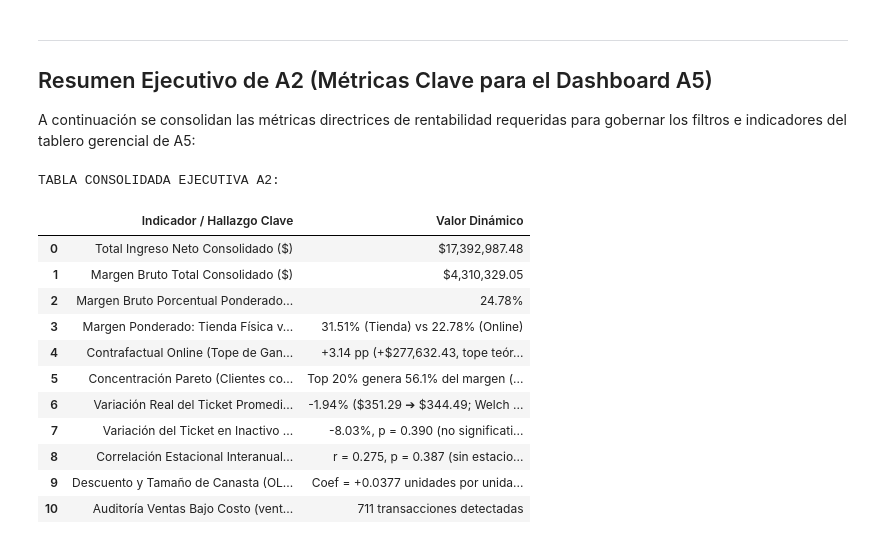
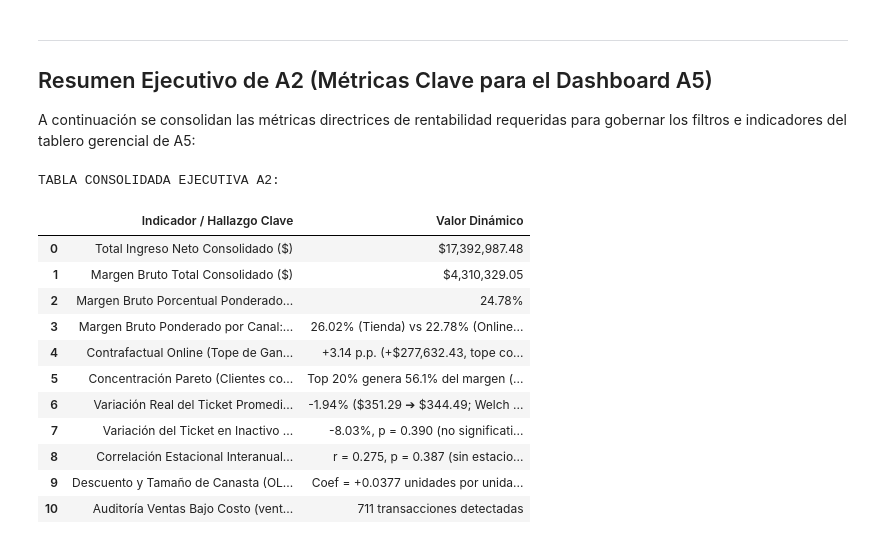
Before and after one commit to DanielAzuaje7/retailventure-intelligence, a Jupyter notebook: notebooks/02_A2_Rentabilidad.ipynb, the cells around one changed output. Cells and saved outputs as stored; diff of their text form; code cells hidden in the pictures.

```diff
--- a/notebooks/02_A2_Rentabilidad.ipynb
+++ b/notebooks/02_A2_Rentabilidad.ipynb
@@ -1048,7 +1056,7 @@ resumen_a2 = pd.DataFrame({
         'Total Ingreso Neto Consolidado ($)',
         'Margen Bruto Total Consolidado ($)',
         'Margen Bruto Porcentual Ponderado (%)',
-        'Margen Ponderado: Tienda Física vs Online',
+        'Margen Bruto Ponderado por Canal: Tienda Física vs Online',
         'Contrafactual Online (Tope de Ganancia Potencial)',
         'Concentración Pareto (Clientes con Compras)',
         'Variación Real del Ticket Promedio 2023 vs 2024',
@@ -1056,37 +1064,37 @@ resumen_a2 = pd.DataFrame({
         'Correlación Estacional Interanual 2023 vs 2024',
         'Descuento y Tamaño de Canasta (OLS con controles)',
         'Auditoría Ventas Bajo Costo (venta_bajo_costo)'
     ],
     'Valor Dinámico': [
         f"${TOTAL_INGRESO:,.2f}",
         f"${TOTAL_MARGEN:,.2f}",
         f"{(TOTAL_MARGEN / TOTAL_INGRESO) * 100:.2f}%",
-        f"{cruce_margen.mean()['tienda_fisica']:.2f}% (Tienda) vs {onl_pct_actual:.2f}% (Online)",
-        f"+{brecha_pp_cf:.2f} pp (+${brecha_dolares_cf:,.2f}, tope teórico)",
+        f"{fis_pct_actual:.2f}% (Tienda) vs {onl_pct_actual:.2f}% (Online): brecha {brecha_actual_pp:.2f} p.p.",
+        f"+{brecha_pp_cf:.2f} p.p. (+${brecha_dolares_cf:,.2f}, tope con volumen constante; explica {pct_brecha_explicada:.0f}% de la brecha)",
         f"Top 20% genera {margen_top20:.1f}% del margen ({n_clientes_compras:,} clientes con compras)",
         f"{var_ticket_real:+.2f}% (${ticket_glob_23:.2f} ➔ ${ticket_glob_24:.2f}; Welch p = {p_ticket_global:.3f}; el enunciado cita {TICKET_ENUNCIADO_VAR:+.0f}%)",
         f"{ina['Variación (%)']:+.2f}%, p = {ina['p-valor (Welch)']:.3f}" + (" (no significativo)" if ina['p-valor (Welch)'] >= 0.05 else " (significativo)")
             + f"; equivale a {aporte_ina:+.2f} puntos del ticket global",
         f"r = {corr_estacional:.3f}, p = {p_corr_estacional:.3f}" + (" (sin estacionalidad consistente)" if p_corr_estacional >= 0.05 else " (patrón consistente)")
             + f"; picos en ambos años: {', '.join(picos_g) or 'ninguno'}; valles: {', '.join(valles_g) or 'ninguno'}"
             + f" (por día: picos {', '.join(picos_d) or 'ninguno'}, valles {', '.join(valles_d) or 'ninguno'})",
         f"Coef = {mod_unidades.params['descuento']:+.4f} unidades por unidad de descuento (p = {mod_unidades.pvalues['descuento']:.3f})"
             + (": sin evidencia de que aumente la canasta" if mod_unidades.pvalues['descuento'] >= 0.05 else ": asociación significativa"),
         f"{len(df_trx[df_trx['venta_bajo_costo']==True])} transacciones detectadas"
     ]
 })
 
 print("TABLA CONSOLIDADA EJECUTIVA A2:")
 with pd.option_context('display.max_colwidth', None):
     display(resumen_a2)
 # %% [output]
 TABLA CONSOLIDADA EJECUTIVA A2:
 |  | Indicador / Hallazgo Clave | Valor Dinámico |
 | 0 | Total Ingreso Neto Consolidado ($) | $17,392,987.48 |
 | 1 | Margen Bruto Total Consolidado ($) | $4,310,329.05 |
 | 2 | Margen Bruto Porcentual Ponderado... | 24.78% |
-| 3 | Margen Ponderado: Tienda Física v... | 31.51% (Tienda) vs 22.78% (Online) |
-| 4 | Contrafactual Online (Tope de Gan... | +3.14 pp (+$277,632.43, tope teór... |
+| 3 | Margen Bruto Ponderado por Canal:... | 26.02% (Tienda) vs 22.78% (Online... |
+| 4 | Contrafactual Online (Tope de Gan... | +3.14 p.p. (+$277,632.43, tope co... |
 | 5 | Concentración Pareto (Clientes co... | Top 20% genera 56.1% del margen (... |
 | 6 | Variación Real del Ticket Promedi... | -1.94% ($351.29 ➔ $344.49; Welch ... |
 | 7 | Variación del Ticket en Inactivo ... | -8.03%, p = 0.390 (no significati... |
```
Also changed, not shown: parts of 2 cells of this notebook, 2 other files.
